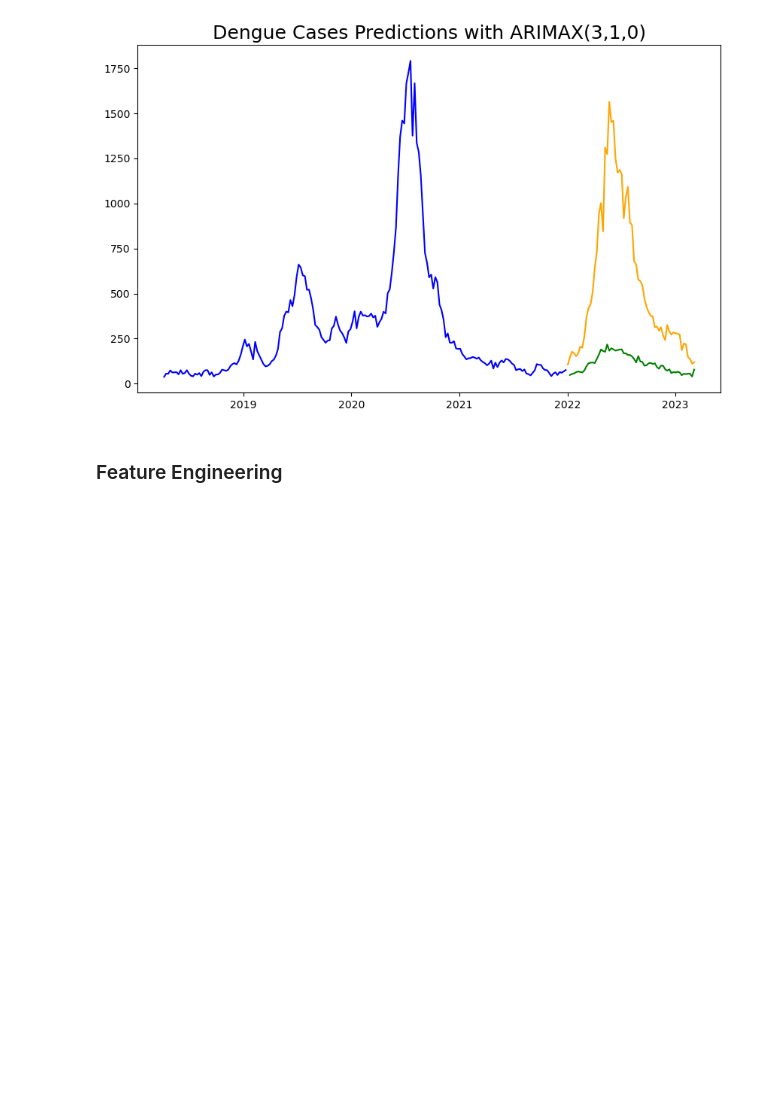
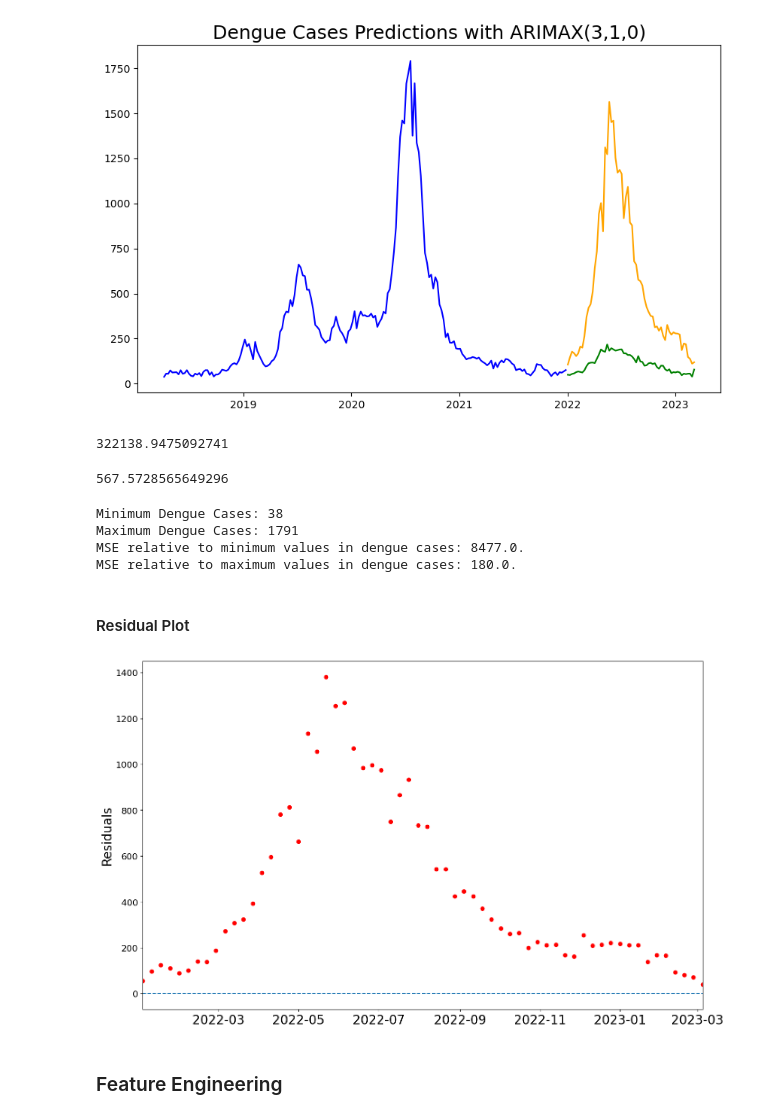
Before and after one commit to sherenaLIM/Predictive-Model-for-Dengue-Forked, a Jupyter notebook: code/prediction_model_sunil.ipynb, the cells around one changed output. Drawn from its saved outputs; the diff is of its cells as text; code cells hidden in the pictures; blank space fills up the shorter version.

```diff
--- a/code/prediction_model_sunil.ipynb
+++ b/code/prediction_model_sunil.ipynb
@@ -294,7 +314,4 @@ arimax = ARIMA(endog=train['dengue_cases'], order=(3, 1, 0),
 model_2 = arimax.fit()
 
 # Generate predictions based on test set.
-#preds = model.predict(start=test.index[0], end = test.index[-1])
-# Start at 196 instead of 195 because we took difference = 1
-preds = model_2.predict(start=196, end=256, exog=test.drop(columns=['dengue_cases']))
-# end should be 257, but it doesn't run unless i change it to 256 due to the shape of the exog
+preds2 = model_2.predict(start=195, end=256, exog=test.drop(columns=['dengue_cases']))
@@ -315,6 +350,54 @@ plt.title(label = 'Dengue Cases Predictions with ARIMAX(3,1,0)', fontsize=18)
 plt.show();
 # %% [output]
 [figure]
+# %%
+# Evaluate the predictions MSE
+mean_squared_error(test['dengue_cases'], preds2)
+# %% [output]
+322138.9475092741
+# %%
+# Evaluate the predictions with mean error
+mean_squared_error(test['dengue_cases'], preds2, squared=False)
+# %% [output]
+567.5728565649296
+# %%
+# Evaluation of the model
+error = round(mean_squared_error(test['dengue_cases'], preds2, squared=True), 0)
+print(f'Minimum Dengue Cases: {round(data["dengue_cases"].min(),0)}')
+print(f'Maximum Dengue Cases: {round(data["dengue_cases"].max(),0)}')
+
+print(f'MSE relative to minimum values in dengue cases: {round(error / data["dengue_cases"].min(),0)}.')
+print(f'MSE relative to maximum values in dengue cases: {round(error / data["dengue_cases"].max(),0)}.')
+# %% [output]
+Minimum Dengue Cases: 38
+Maximum Dengue Cases: 1791
+MSE relative to minimum values in dengue cases: 8477.0.
+MSE relative to maximum values in dengue cases: 180.0.
+# %% [markdown]
+#### Residual Plot
+# %%
+# Set figure size.
+plt.figure(figsize=(16,10))
+
+# Calculate residuals.
+resids = test['dengue_cases'].values - preds2.values
+
+# Generate scatterplot of residuals.
+plt.scatter(test['dengue_cases'].index, resids, c ='red')
+
+# Plot baseline at y=0.
+plt.hlines(y = 0,
+           xmin = test['dengue_cases'].index.min(),
+           xmax = test['dengue_cases'].index.max(),
+           linestyles = '--')
+
+# Set labels and axes.
+plt.xticks(fontsize=20)
+plt.xlim(test['dengue_cases'].index.min(), test['dengue_cases'].index.max())
+plt.yticks(fontsize=14)
+plt.ylabel('Residuals', fontsize = 20);
+# %% [output]
+[figure, added]
 # %% [markdown]
 ### Feature Engineering
 # %% [markdown]
```
Also changed, not shown: parts of 60 cells of this notebook.
